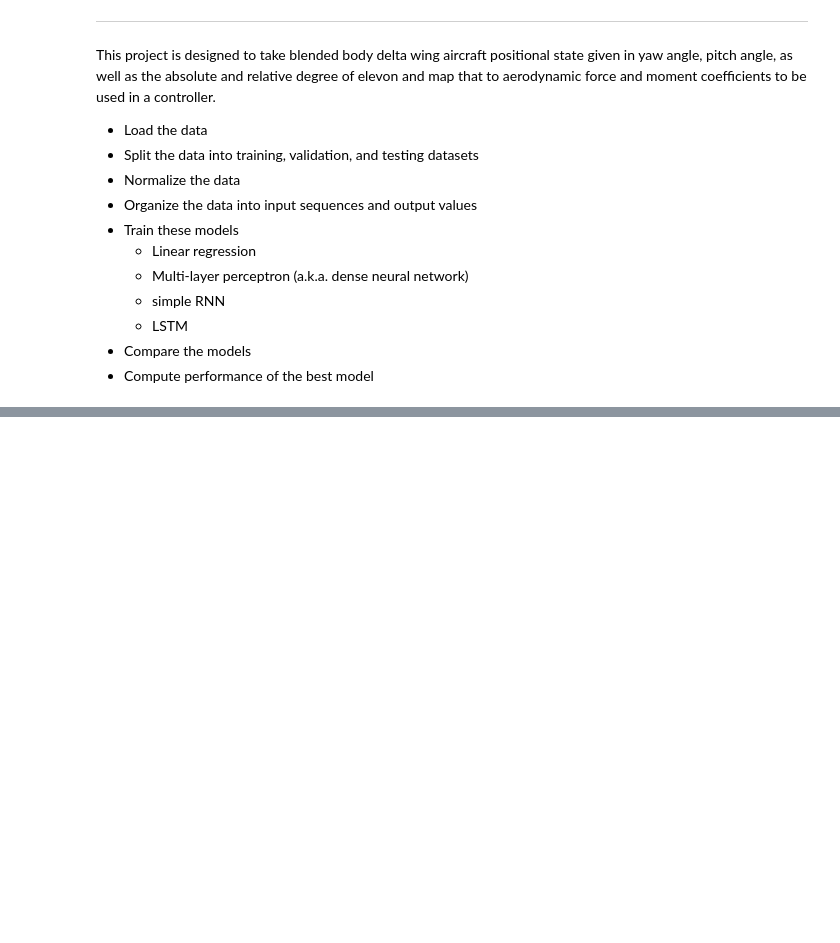
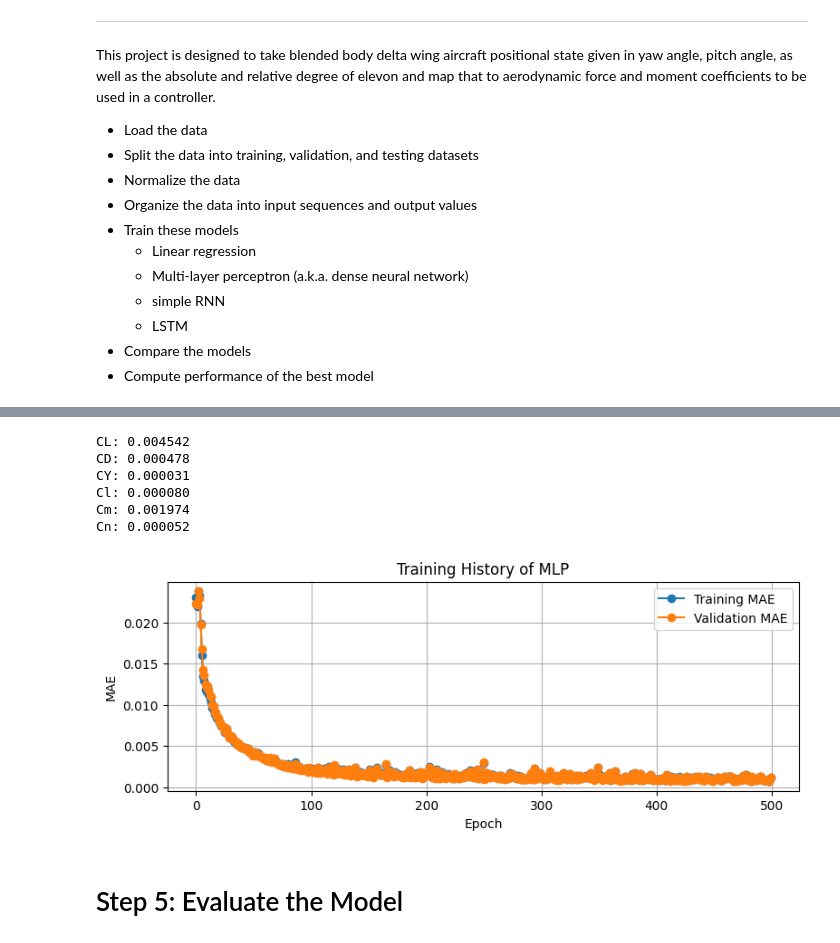
Before and after one commit to jadendew/E178-Project, a Jupyter notebook: E178ProjMain.ipynb, the cells around one changed output, grey strips where cells are left out. Drawn from its saved outputs; the diff is of its cells as text; code cells hidden in the pictures; blank space fills up the shorter version.

```diff
--- a/E178ProjMain.ipynb
+++ b/E178ProjMain.ipynb
@@ -116,0 +124,19 @@ yValidateScaled = yScaler.transform(yValidate)
+# %%
+torch.manual_seed(2434)
+
+D = xTrainScaled.shape[1]
+
+mlpModel = nn.Sequential(
+        nn.Linear(D, 64),
+        nn.Tanh(),
+        nn.Linear(64, 32),
+        nn.Tanh(),
+        nn.Linear(32, 16),
+        nn.Tanh(),
+        nn.Linear(16, 6)
+        )
+
+for layer in mlpModel:
+    if isinstance(layer, nn.Linear):
+        nn.init.xavier_uniform_(layer.weight)
+        nn.init.zeros_(layer.bias)
@@ -116,0 +145,12 @@ yValidateScaled = yScaler.transform(yValidate)
+# %%
+xTrainScaledTensor = torch.tensor(xTrainScaled, dtype=torch.float32)
+yTrainScaledTensor = torch.tensor(yTrainScaled, dtype=torch.float32)
+
+xValidateScaledTensor = torch.tensor(xValidateScaled, dtype=torch.float32)
+yValidateScaledTensor = torch.tensor(yValidateScaled, dtype=torch.float32)
+
+trainLoader = DataLoader(
+    TensorDataset(xTrainScaledTensor, yTrainScaledTensor),
+    batch_size=32,
+    shuffle=True
+)
@@ -116,0 +219,35 @@ yValidateScaled = yScaler.transform(yValidate)
+# %%
+coefNames = ["CL", "CD", "CY", "Cl", "Cm", "Cn"]
+
+validateMAEEach = mean_absolute_error(
+    yValidateActual,
+    validatePred,
+    multioutput="raw_values"
+)
+
+for name, mae in zip(coefNames, validateMAEEach):
+    print(f"{name}: {mae:.6f}")
+# %% [output]
+CL: 0.004542
+CD: 0.000478
+CY: 0.000031
+Cl: 0.000080
+Cm: 0.001974
+Cn: 0.000052
+# %%
+numEpochs = len(historyMLP["epoch"])
+
+plt.figure(figsize=(9, 3))
+plt.plot(historyMLP["epoch"], historyMLP["trainMAE"], marker="o", label="Training MAE")
+plt.plot(historyMLP["epoch"], historyMLP["validateMAE"], marker="o", label="Validation MAE")
+
+plt.xlabel("Epoch")
+plt.ylabel("MAE")
+plt.title("Training History of MLP")
+plt.legend()
+plt.grid(True)
+plt.show()
+# %% [output]
+[figure, added]
+# %% [markdown]
+# Step 5: Evaluate the Model
```
Also changed, not shown: parts of 11 cells of this notebook.
